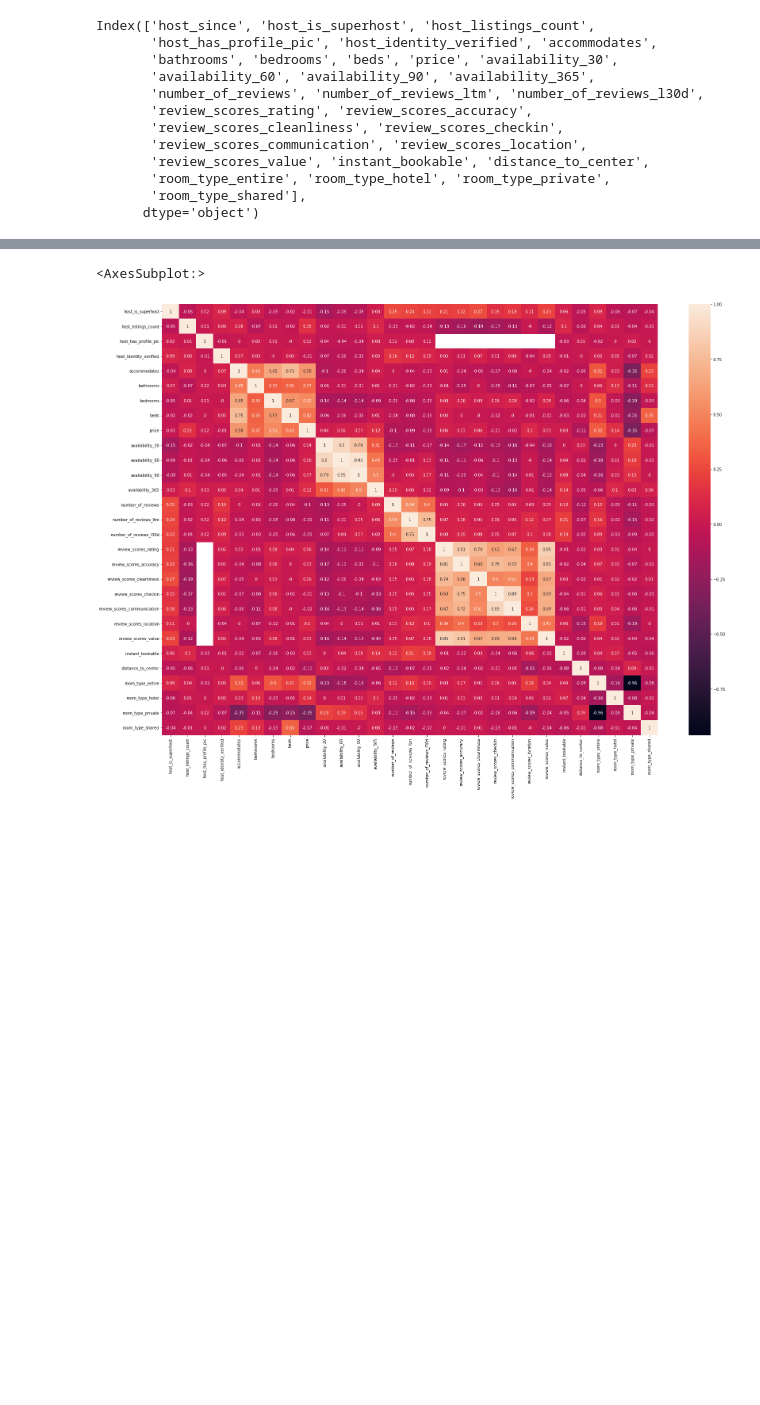
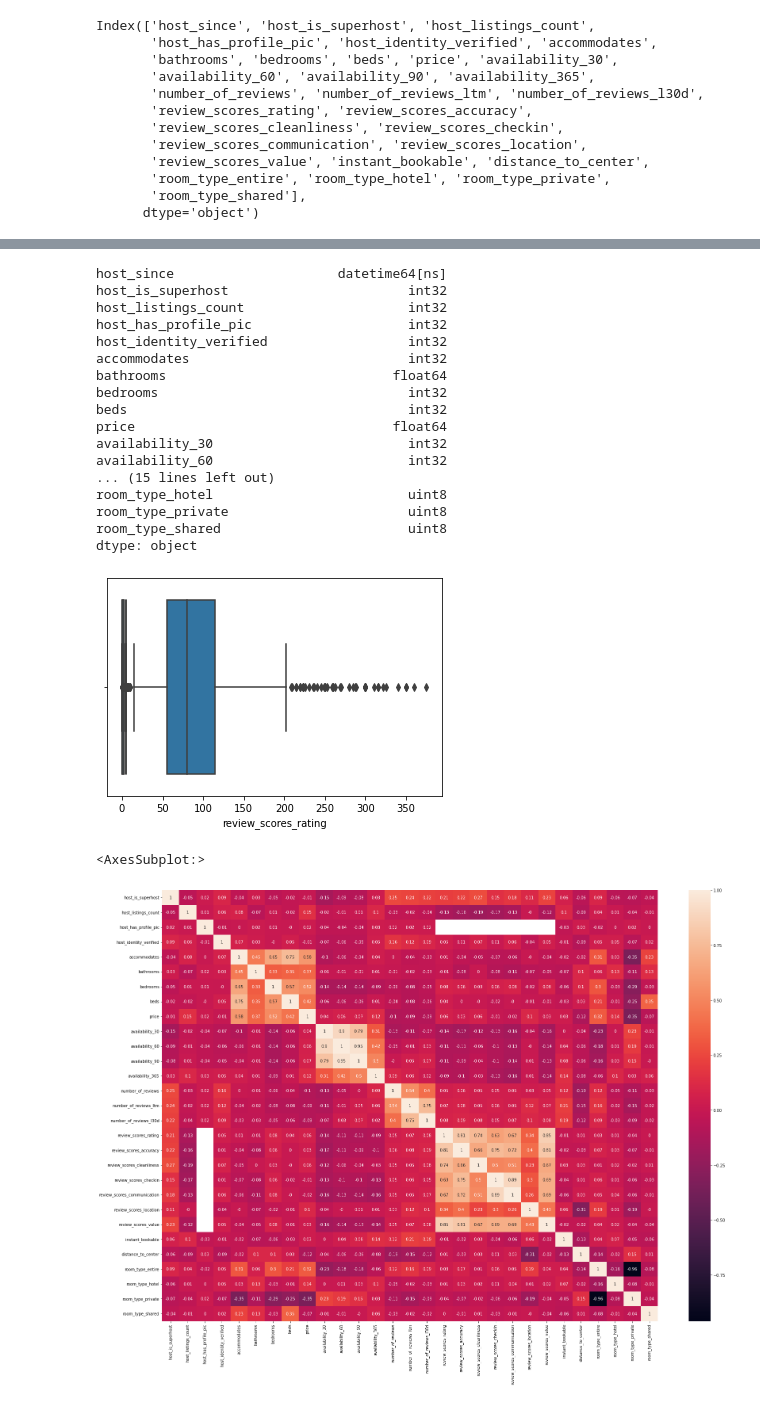
Before and after one commit to tibovdc/ProjectML, a Jupyter notebook: Sprint1.ipynb, the cells around one changed output, grey strips where cells are left out. Drawn from its saved outputs; the diff is of its cells as text; code cells hidden in the pictures; blank space fills up the shorter version.

```diff
--- a/Sprint1.ipynb
+++ b/Sprint1.ipynb
@@ -326,3 +406,34 @@ for i, k in enumerate(data_cleaned.keys()):
+# %%
+# plt.figure(figsize=(16,28))
+# for i, k in enumerate(data_cleaned.keys()):
+#     plt.subplot(8, 4, 1+i)
+#     sns.boxplot(y=data_cleaned[k])
+
+sns.boxplot(data_cleaned['price'])
+sns.boxplot(data_cleaned['distance_to_center'])
+sns.boxplot(data_cleaned['review_scores_rating'])
+# sns.boxplot(data_cleaned['host_since'])
+
+data_cleaned.dtypes
+# %% [output]
+host_since                     datetime64[ns]
+host_is_superhost                       int32
+host_listings_count                     int32
+host_has_profile_pic                    int32
+host_identity_verified                  int32
+accommodates                            int32
+bathrooms                             float64
+bedrooms                                int32
+beds                                    int32
+price                                 float64
+availability_30                         int32
+availability_60                         int32
+... (15 lines left out)
+room_type_hotel                         uint8
+room_type_private                       uint8
+room_type_shared                        uint8
+dtype: object
+[figure, added]
 # %%
 correlation_matrix = data_cleaned.corr().round(2)
 plt.figure(figsize=(28,20))
```
Also changed, not shown: parts of 9 cells of this notebook.
